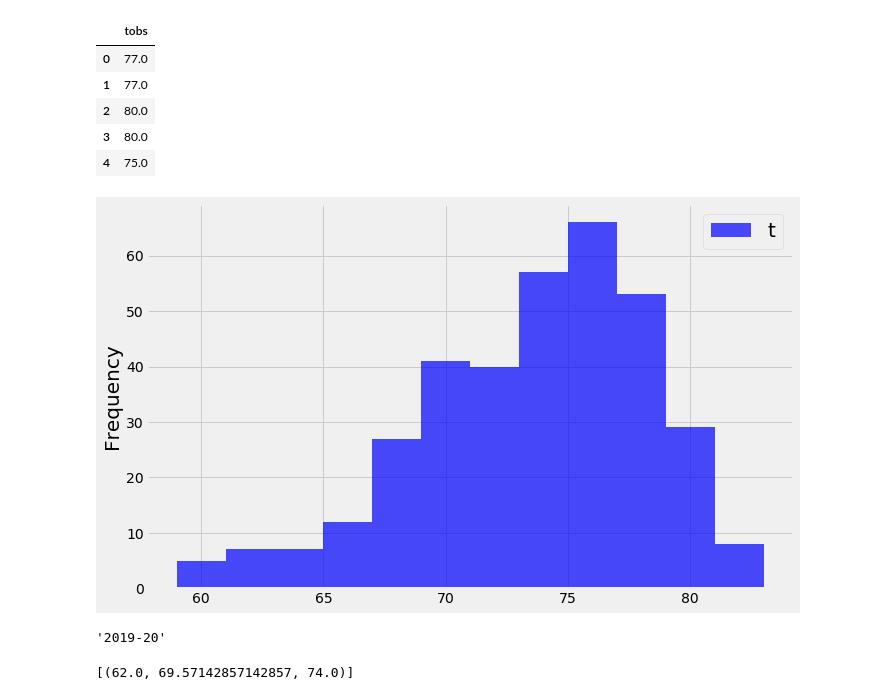
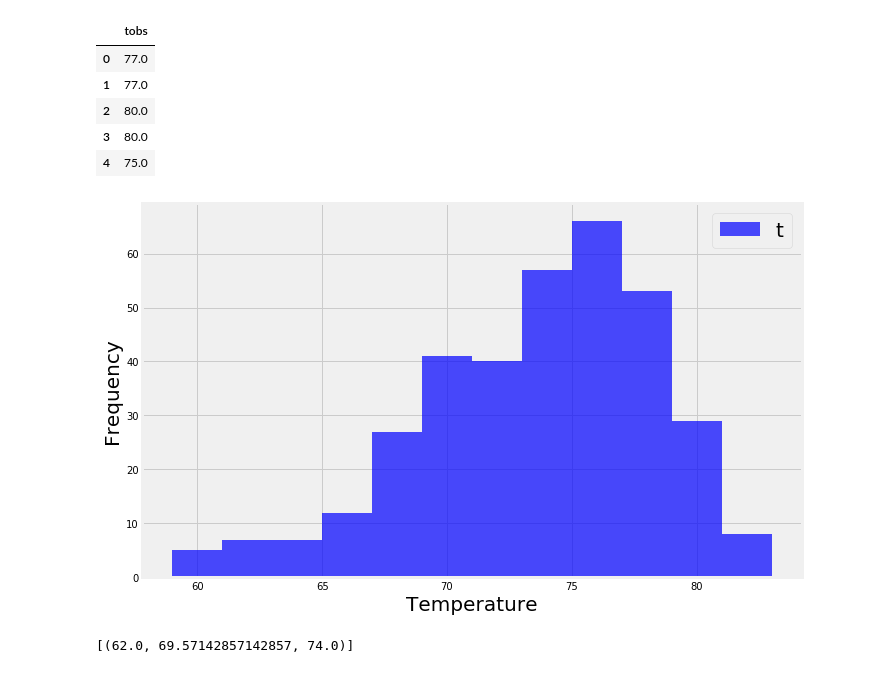
Before and after one commit to congtranxuan/10-Advanced_data_storage_retrieval, a Jupyter notebook: climate_starter.ipynb, the cells around one changed output. Saved outputs shown, nothing was run; the diff lists cells and outputs as text; code cells hidden in the pictures.

```diff
--- a/climate_starter.ipynb
+++ b/climate_starter.ipynb
@@ -154,14 +134,17 @@ for data in data_query1:
 # %%
 # Choose the station with the highest number of temperature observations.
+# Query the database
 highest_station_observation = session.query(Measurement.station,Measurement.tobs)
-highest_station_observation =pd.DataFrame(highest_station_observation).groupby("station").count().\
+# Transform the query into dataframe and groupby "station"
+df_observation =pd.DataFrame(highest_station_observation).groupby("station").count().\
 sort_values("tobs", ascending = False)
-highest_station_observation.index[0]
+high_obser_station = df_observation.index[0]
+high_obser_station
 # %% [output]
 'USC00519281'
 # %%
 # Query the last 12 months of temperature observation data for this station and plot the results as a histogram
-last_12month = session.query(Measurement.tobs).filter(Measurement.station == highest_station_observation.index[0]).\
+last_12month = session.query(Measurement.tobs).filter(Measurement.station == high_obser_station).\
 filter(Measurement.date >= from_date.strftime('%Y-%m-%d'))
 last_12month = pd.DataFrame(last_12month)
 last_12month.head()
@@ -173,21 +156,19 @@ last_12month.head()
 | 3 | 80.0 |
 | 4 | 75.0 |
 # %%
+#Plot the histogram of a year temperature observation.
 plt.figure(figsize=[10,6])
 x=last_12month['tobs']
 n, bins, patches = plt.hist(x, bins= 12, color='blue', alpha=0.7)
 plt.ylabel("Frequency",fontsize =20)
+plt.xlabel("Temperature",fontsize =20)
 plt.legend("tobs",loc='upper right', fontsize=20)
+
 plt.tight_layout()
 plt.savefig("Images/tobs_ayear.png")
 plt.show()
 # %% [output]
-[figure, old version]
+[figure, new version]
-# %%
-a = "2019/08/20"
-datetime.strptime(str(a),"%Y/%m/%d").strftime("%Y-%d")
-# %% [output]
-'2019-20'
 # %%
 # This function called `calc_temps` will accept start date and end date in the format '%Y-%m-%d'
 # and return the minimum, average, and maximum temperatures for that range of dates
```
Also changed, not shown: parts of 14 cells of this notebook, 4 other files.
